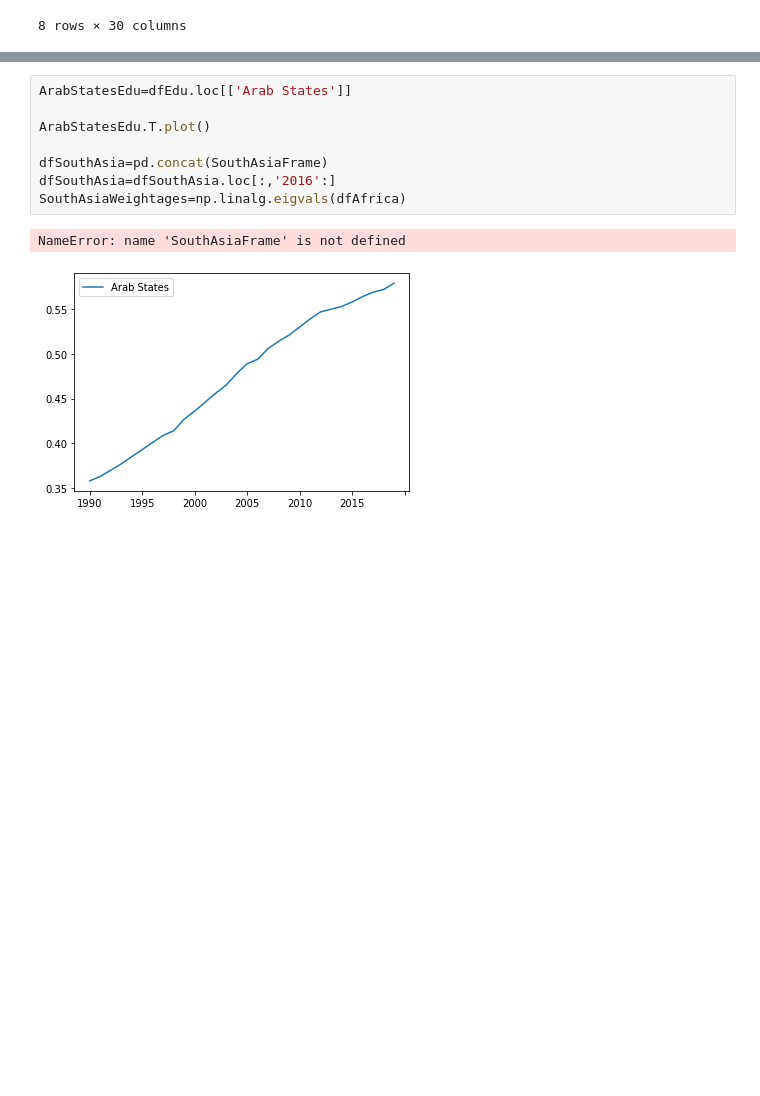
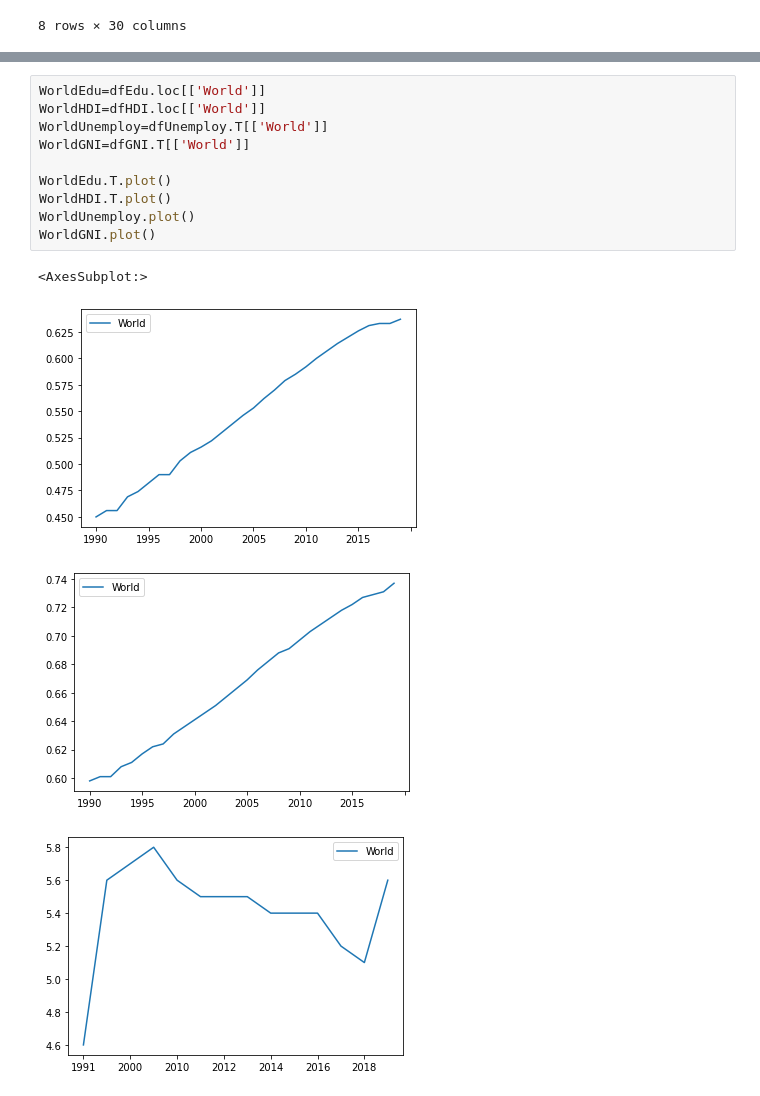
Before and after one commit to kevbuh/mcm_keviansud, a Jupyter notebook: datacleaning_notebook.ipynb, the cells around one changed output, grey strips where cells are left out. Saved outputs shown, nothing was run; the diff lists cells and outputs as text; blank space fills up the shorter version.

```diff
--- a/datacleaning_notebook.ipynb
+++ b/datacleaning_notebook.ipynb
@@ -156,11 +177,15 @@ IslandUnemployAverage=dfUnemployT['Small Island Developing States'].mean()
-# %%
-ArabStatesEdu=dfEdu.loc[['Arab States']]
-
-ArabStatesEdu.T.plot()
-
-dfSouthAsia=pd.concat(SouthAsiaFrame)
-dfSouthAsia=dfSouthAsia.loc[:,'2016':]
-SouthAsiaWeightages=np.linalg.eigvals(dfAfrica)
-# %% [output]
-NameError: name 'SouthAsiaFrame' is not defined
-[figure, removed]
+# %%
+WorldEdu=dfEdu.loc[['World']]
+WorldHDI=dfHDI.loc[['World']]
+WorldUnemploy=dfUnemploy.T[['World']]
+WorldGNI=dfGNI.T[['World']]
+
+WorldEdu.T.plot()
+WorldHDI.T.plot()
+WorldUnemploy.plot()
+WorldGNI.plot()
+# %% [output]
+<AxesSubplot:>
+[figure, added]
+[figure, added]
+[figure, added]
```
Also changed, not shown: parts of 4 cells of this notebook, 1 other file.
